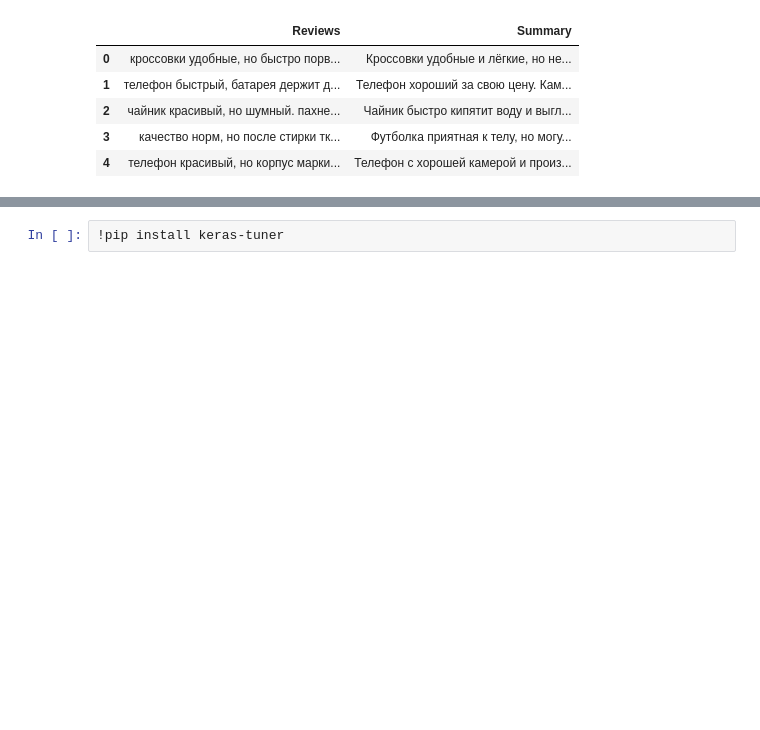
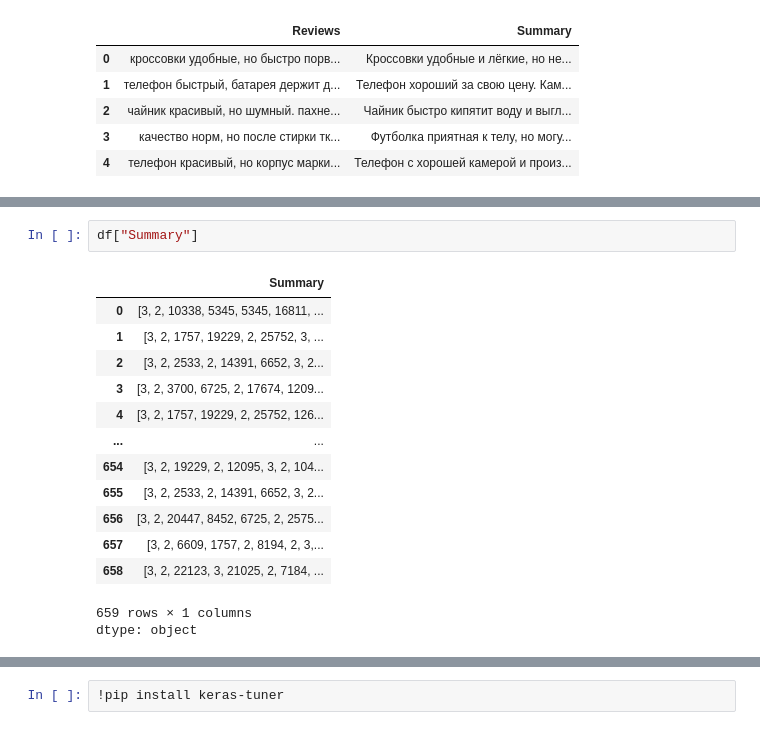
Before and after one commit to Garinelli/ReviewAI, a Jupyter notebook: src/ml/NN/Transformer.ipynb, the cells around one changed output, grey strips where cells are left out. Cells and saved outputs as stored; diff of their text form; blank space fills up the shorter version.

```diff
--- a/src/ml/NN/Transformer.ipynb
+++ b/src/ml/NN/Transformer.ipynb
@@ -101,0 +89,17 @@ df['Summary'] = df['Summary'].apply(lambda x: model.encode(x))
+# %%
+df["Summary"]
+# %% [output]
+|  | Summary |
+| 0 | [3, 2, 10338, 5345, 5345, 16811, ... |
+| 1 | [3, 2, 1757, 19229, 2, 25752, 3, ... |
+| 2 | [3, 2, 2533, 2, 14391, 6652, 3, 2... |
+| 3 | [3, 2, 3700, 6725, 2, 17674, 1209... |
+| 4 | [3, 2, 1757, 19229, 2, 25752, 126... |
+| ... | ... |
+| 654 | [3, 2, 19229, 2, 12095, 3, 2, 104... |
+| 655 | [3, 2, 2533, 2, 14391, 6652, 3, 2... |
+| 656 | [3, 2, 20447, 8452, 6725, 2, 2575... |
+| 657 | [3, 2, 6609, 1757, 2, 8194, 2, 3,... |
+| 658 | [3, 2, 22123, 3, 21025, 2, 7184, ... |
+659 rows × 1 columns
+dtype: object
```
Also changed, not shown: parts of 18 cells of this notebook, 2 other files.
